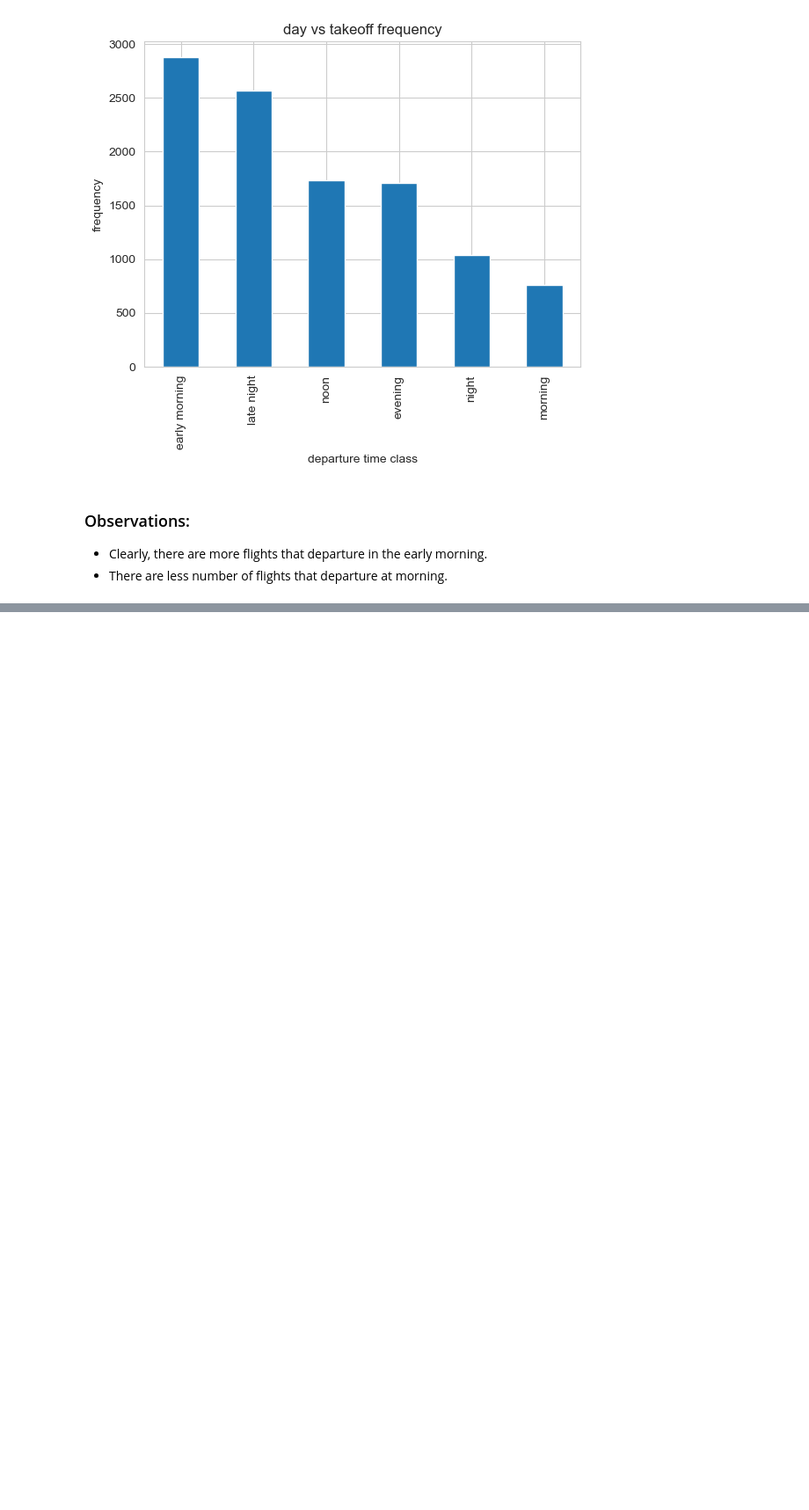
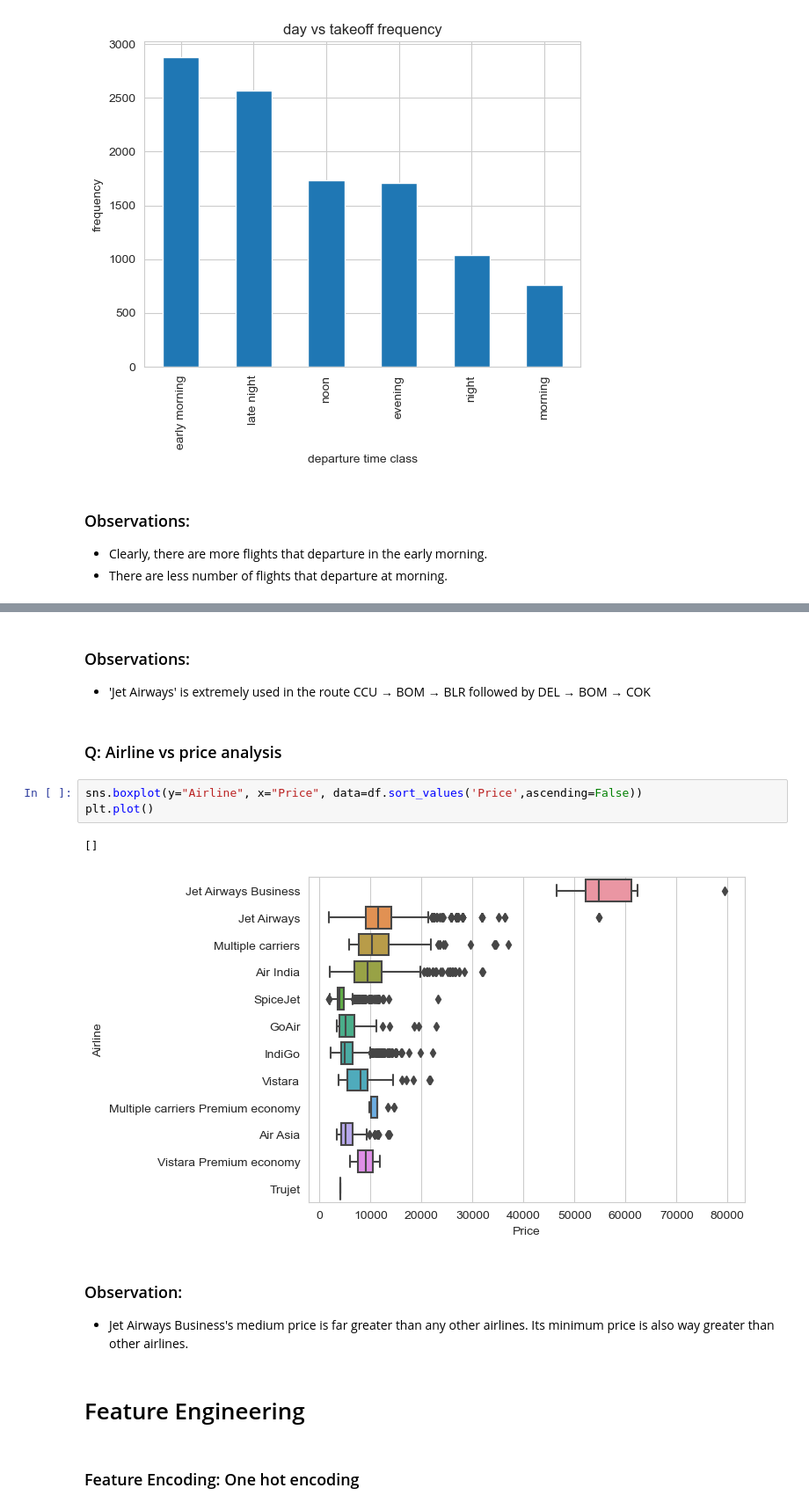
Before and after one commit to vishnuvardhan-jadava/Airlines-Flight-Prediction, a Jupyter notebook: airlines.ipynb, the cells around one changed output, grey strips where cells are left out. Shown: that part at 88% size. Cells and saved outputs as stored; diff of their text form; blank space fills up the shorter version.

```diff
--- a/airlines.ipynb
+++ b/airlines.ipynb
@@ -293,0 +350,18 @@ plt.plot()
+# %% [markdown]
+### Observations:
+*  'Jet Airways' is extremely used in the route CCU → BOM → BLR followed by DEL → BOM → COK
+# %% [markdown]
+### Q: Airline vs price analysis
+# %%
+sns.boxplot(y="Airline", x="Price", data=df.sort_values('Price',ascending=False))
+plt.plot()
+# %% [output]
+[]
+[figure, added]
+# %% [markdown]
+### Observation:
+*  Jet Airways Business's medium price is far greater than any other airlines. Its minimum price is also way greater than other airlines.
+# %% [markdown]
+# Feature Engineering
+# %% [markdown]
+### Feature Encoding: One hot encoding
```
Also changed, not shown: parts of 28 cells of this notebook.
